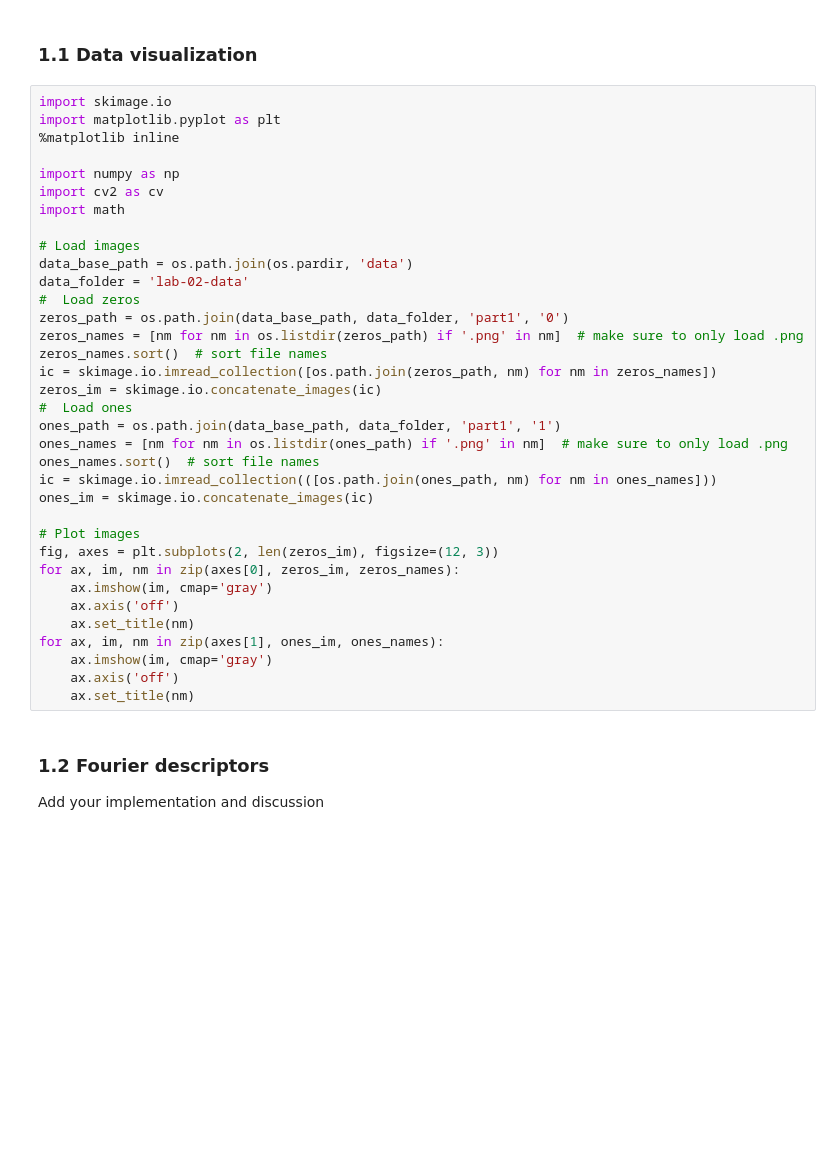
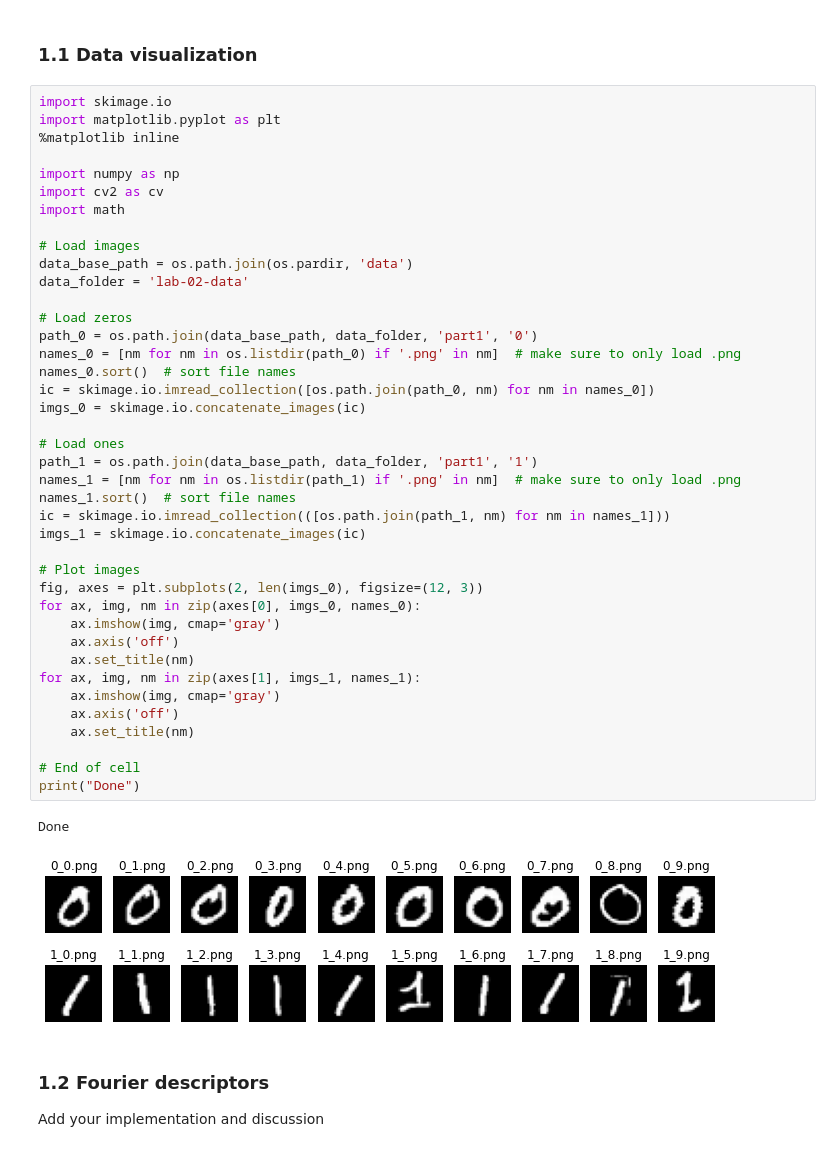
Before and after one commit to JambonSama/image_analysis_and_pattern_recognition_labs, a Jupyter notebook: labs/lab_02_object_description.ipynb, the cells around one changed output. Drawn from its saved outputs; the diff is of its cells as text; blank space fills up the shorter version.

```diff
--- a/labs/lab_02_object_description.ipynb
+++ b/labs/lab_02_object_description.ipynb
@@ -41,38 +44,46 @@ Then feel free to try other features, the more you try, the better it will be (f
 # %%
 import skimage.io
 import matplotlib.pyplot as plt
 %matplotlib inline
 
 import numpy as np
 import cv2 as cv
 import math
 
 # Load images
 data_base_path = os.path.join(os.pardir, 'data')
 data_folder = 'lab-02-data'
-#  Load zeros
-zeros_path = os.path.join(data_base_path, data_folder, 'part1', '0')
-zeros_names = [nm for nm in os.listdir(zeros_path) if '.png' in nm]  # make sure to only load .png
-zeros_names.sort()  # sort file names
-ic = skimage.io.imread_collection([os.path.join(zeros_path, nm) for nm in zeros_names])
-zeros_im = skimage.io.concatenate_images(ic)
-#  Load ones
-ones_path = os.path.join(data_base_path, data_folder, 'part1', '1')
-ones_names = [nm for nm in os.listdir(ones_path) if '.png' in nm]  # make sure to only load .png
-ones_names.sort()  # sort file names
-ic = skimage.io.imread_collection(([os.path.join(ones_path, nm) for nm in ones_names]))
-ones_im = skimage.io.concatenate_images(ic)
+
+# Load zeros
+path_0 = os.path.join(data_base_path, data_folder, 'part1', '0')
+names_0 = [nm for nm in os.listdir(path_0) if '.png' in nm]  # make sure to only load .png
+names_0.sort()  # sort file names
+ic = skimage.io.imread_collection([os.path.join(path_0, nm) for nm in names_0])
+imgs_0 = skimage.io.concatenate_images(ic)
+
+# Load ones
+path_1 = os.path.join(data_base_path, data_folder, 'part1', '1')
+names_1 = [nm for nm in os.listdir(path_1) if '.png' in nm]  # make sure to only load .png
+names_1.sort()  # sort file names
+ic = skimage.io.imread_collection(([os.path.join(path_1, nm) for nm in names_1]))
+imgs_1 = skimage.io.concatenate_images(ic)
 
 # Plot images
-fig, axes = plt.subplots(2, len(zeros_im), figsize=(12, 3))
-for ax, im, nm in zip(axes[0], zeros_im, zeros_names):
-    ax.imshow(im, cmap='gray')
+fig, axes = plt.subplots(2, len(imgs_0), figsize=(12, 3))
+for ax, img, nm in zip(axes[0], imgs_0, names_0):
+    ax.imshow(img, cmap='gray')
     ax.axis('off')
     ax.set_title(nm)
-for ax, im, nm in zip(axes[1], ones_im, ones_names):
-    ax.imshow(im, cmap='gray')
+for ax, img, nm in zip(axes[1], imgs_1, names_1):
+    ax.imshow(img, cmap='gray')
     ax.axis('off')
     ax.set_title(nm)
+
+# End of cell
+print("Done")
+# %% [output]
+Done
+[figure, added]
 # %% [markdown]
 ### 1.2 Fourier descriptors
 Add your implementation and discussion
```
Also changed, not shown: parts of 10 cells of this notebook, 1 other file.
